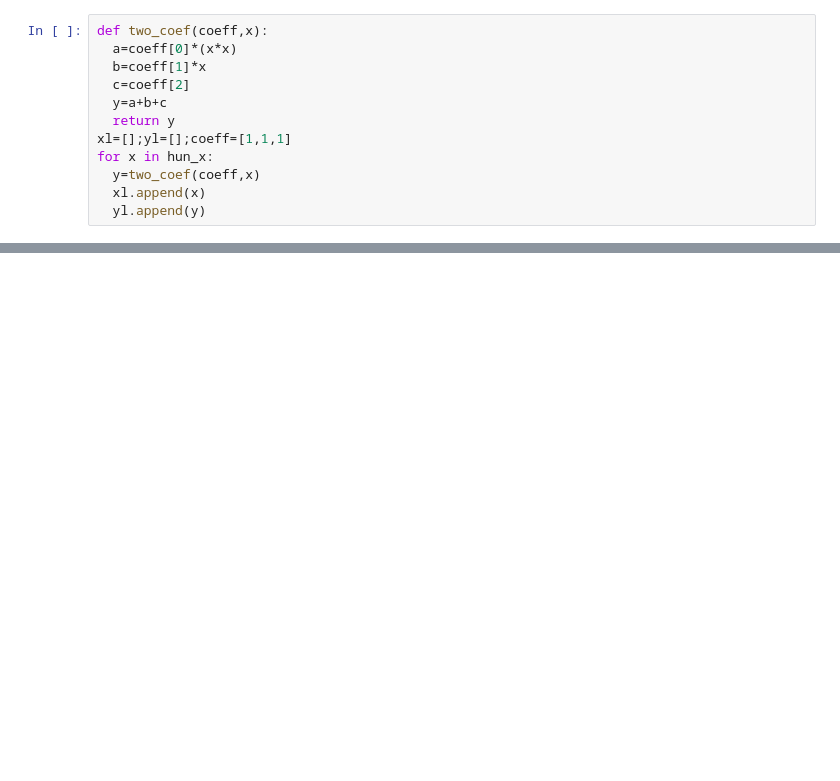
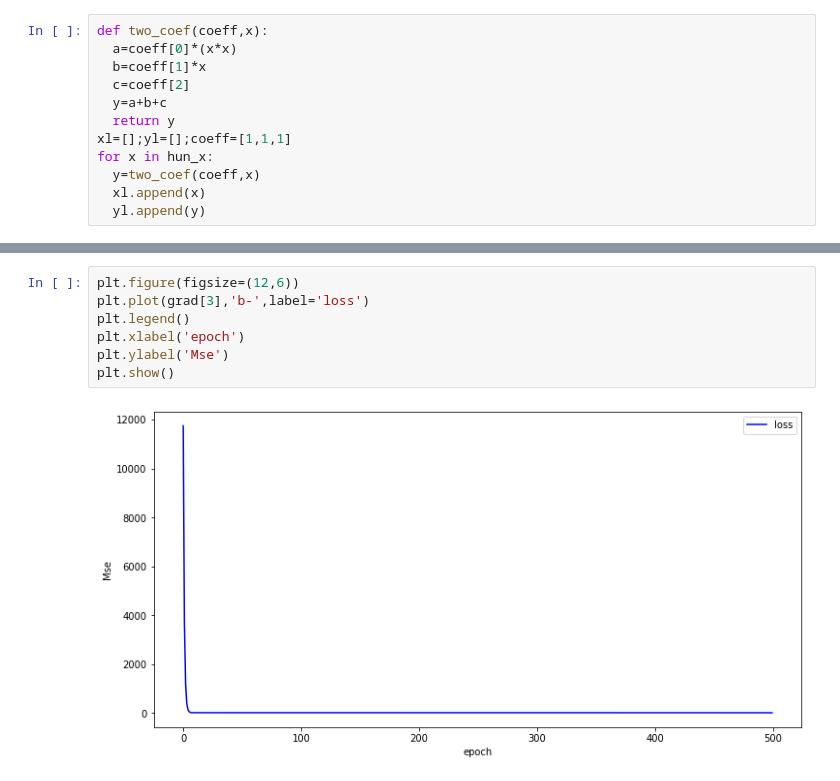
Before and after one commit to 2003DEE/DEEPAK_FMML, a Jupyter notebook: gradient descent.ipynb, the cells around one changed output, grey strips where cells are left out. Drawn from its saved outputs; the diff is of its cells as text; blank space fills up the shorter version.

```diff
--- a/gradient descent.ipynb
+++ b/gradient descent.ipynb
@@ -65,0 +153,9 @@ ini_mse
+# %%
+plt.figure(figsize=(12,6))
+plt.plot(grad[3],'b-',label='loss')
+plt.legend()
+plt.xlabel('epoch')
+plt.ylabel('Mse')
+plt.show()
+# %% [output]
+[figure, added]
```
Also changed, not shown: parts of 9 cells of this notebook.
